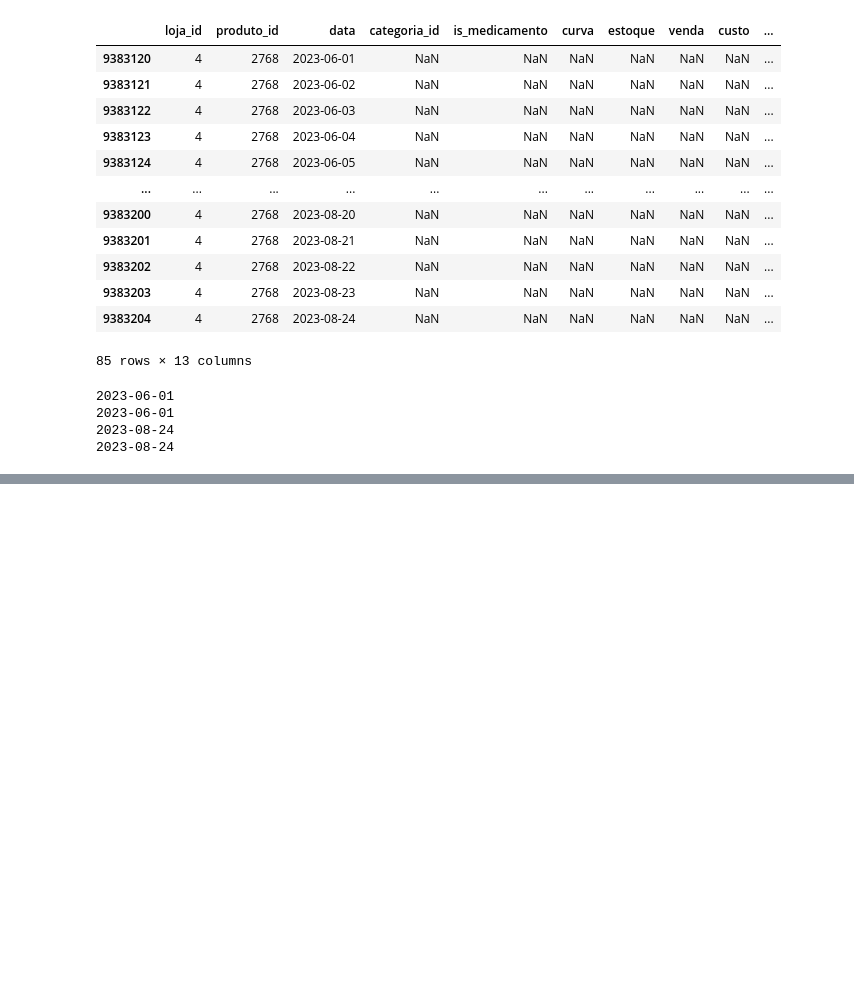
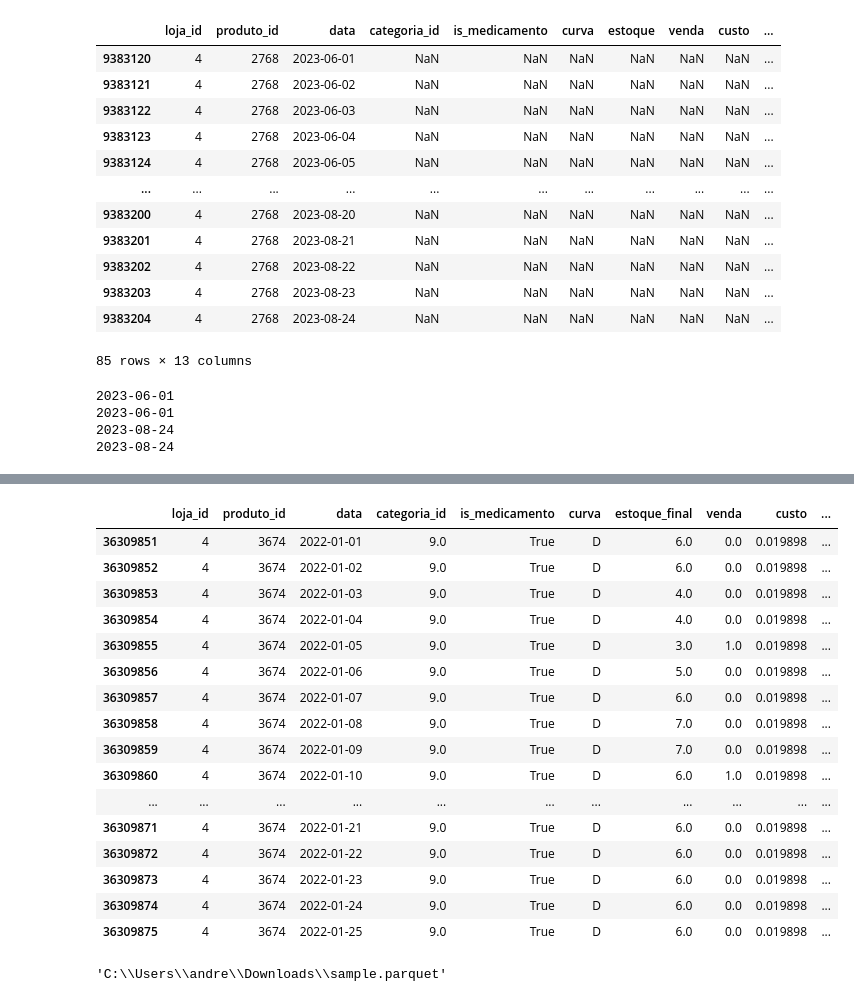
Before and after one commit to AmandaCOPires/Projeto-Linqi, a Jupyter notebook: limpeza_tratamento_base.ipynb, the cells around one changed output, grey strips where cells are left out. Saved outputs shown, nothing was run; the diff lists cells and outputs as text; code cells hidden in the pictures; blank space fills up the shorter version.

```diff
--- a/limpeza_tratamento_base.ipynb
+++ b/limpeza_tratamento_base.ipynb
@@ -317,0 +535,24 @@ print(datas_nulas_minimas_maximas.data_max.max())
+# %%
+df_completo.query('loja_id == 4 and produto_id == 3674').head(25)
+# %% [output]
+|  | loja_id | produto_id | data | categoria_id | is_medicamento | curva | estoque_final | venda | custo | ... |
+| 36309851 | 4 | 3674 | 2022-01-01 | 9.0 | True | D | 6.0 | 0.0 | 0.019898 | ... |
+| 36309852 | 4 | 3674 | 2022-01-02 | 9.0 | True | D | 6.0 | 0.0 | 0.019898 | ... |
+| 36309853 | 4 | 3674 | 2022-01-03 | 9.0 | True | D | 4.0 | 0.0 | 0.019898 | ... |
+| 36309854 | 4 | 3674 | 2022-01-04 | 9.0 | True | D | 4.0 | 0.0 | 0.019898 | ... |
+| 36309855 | 4 | 3674 | 2022-01-05 | 9.0 | True | D | 3.0 | 1.0 | 0.019898 | ... |
+| 36309856 | 4 | 3674 | 2022-01-06 | 9.0 | True | D | 5.0 | 0.0 | 0.019898 | ... |
+| 36309857 | 4 | 3674 | 2022-01-07 | 9.0 | True | D | 6.0 | 0.0 | 0.019898 | ... |
+| 36309858 | 4 | 3674 | 2022-01-08 | 9.0 | True | D | 7.0 | 0.0 | 0.019898 | ... |
+| 36309859 | 4 | 3674 | 2022-01-09 | 9.0 | True | D | 7.0 | 0.0 | 0.019898 | ... |
+| 36309860 | 4 | 3674 | 2022-01-10 | 9.0 | True | D | 6.0 | 1.0 | 0.019898 | ... |
+| ... | ... | ... | ... | ... | ... | ... | ... | ... | ... | ... |
+| 36309871 | 4 | 3674 | 2022-01-21 | 9.0 | True | D | 6.0 | 0.0 | 0.019898 | ... |
+| 36309872 | 4 | 3674 | 2022-01-22 | 9.0 | True | D | 6.0 | 0.0 | 0.019898 | ... |
+| 36309873 | 4 | 3674 | 2022-01-23 | 9.0 | True | D | 6.0 | 0.0 | 0.019898 | ... |
+| 36309874 | 4 | 3674 | 2022-01-24 | 9.0 | True | D | 6.0 | 0.0 | 0.019898 | ... |
+| 36309875 | 4 | 3674 | 2022-01-25 | 9.0 | True | D | 6.0 | 0.0 | 0.019898 | ... |
+# %%
+caminho_parquet
+# %% [output]
+'C:\\Users\\andre\\Downloads\\sample.parquet'
```
Also changed, not shown: parts of 35 cells of this notebook.
